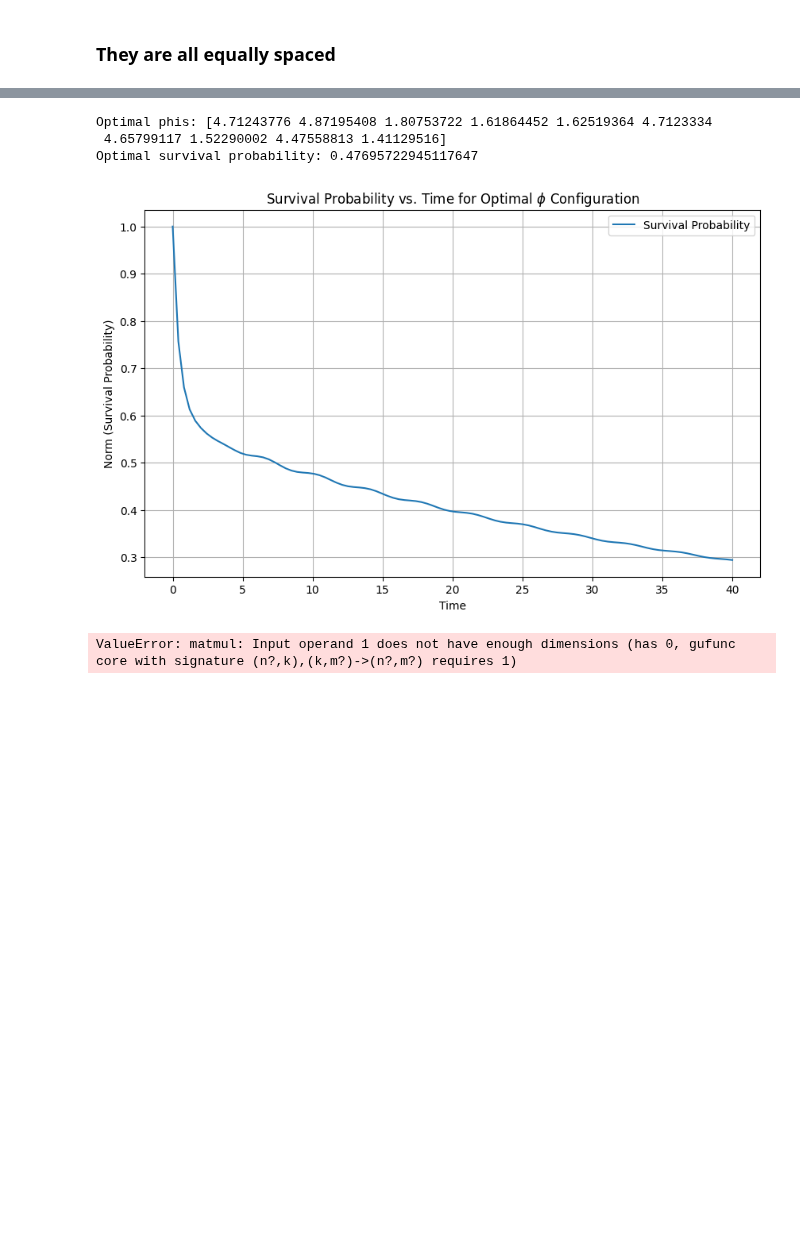
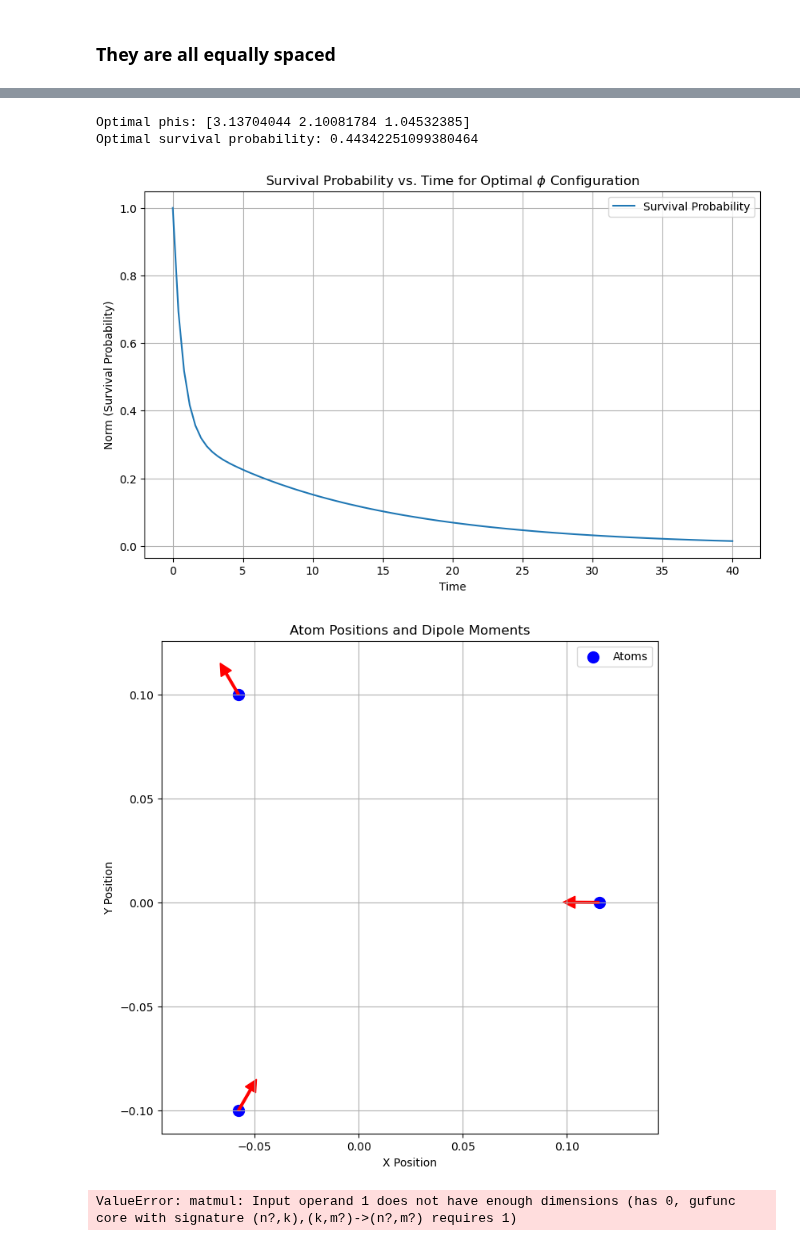
Before and after one commit to LBPhysics/GIT_Code_BA, a Jupyter notebook: Continuation/Qutip/Qutip_N_atoms - Kopie.ipynb, the cells around one changed output, grey strips where cells are left out. Saved outputs shown, nothing was run; the diff lists cells and outputs as text; code cells hidden in the pictures; blank space fills up the shorter version.

```diff
--- a/Continuation/Qutip/Qutip_N_atoms - Kopie.ipynb
+++ b/Continuation/Qutip/Qutip_N_atoms - Kopie.ipynb
@@ -12,7 +12,7 @@ save_path = r'C:\Users\Leopold\OneDrive - UT Cloud\Uni\Semester_8\BA_mit_Git\BA_
 os.makedirs(os.path.dirname(save_path), exist_ok=True)
 # %%
 ########################################                 Define constants                   #############################################
-N = 10
+N = 3
 fixed_lam   = 1
 
 x_0      = 0.2
@@ -314,42 +300,60 @@ def norms_cal(times, distance=fixed_dist, gamma=fixed_gamma, d_a=None, d_b=None,
 def cost_function(phis):
     d_a = [dipole_vector(phi) for phi in phis]
     d_b = d_a  # assuming the dipole vectors for both sets are the same
-    survival_probabilities = norms_cal([10 * fixed_gamma], d_a=d_a, d_b=d_b)
+    survival_probabilities = norms_cal([10 * fixed_gamma], d_a=d_a, d_b=d_b, Psi_0=psi0)
     survival_probability = survival_probabilities[0]
     return -survival_probability
 
 # Define the bounds for each phi value
 bounds = [(0, 2 * np.pi) for _ in range(N)]
 
 # Perform the optimization
 result = differential_evolution(cost_function, bounds)
 optimal_phis = result.x
 optimal_survival_probability = -result.fun
 
 print(f"Optimal phis: {optimal_phis}")
 print(f"Optimal survival probability: {optimal_survival_probability}")
 
 optimal_phis = result.x
 d_a = [dipole_vector(phi) for phi in optimal_phis]
 d_b = d_a  # assuming the dipole vectors for both sets are the same
 
 # Calculate norms over the entire time range
 norms = norms_cal(times, d_a=d_a, d_b=d_b)
 
 # Plot the norms against time
 plt.figure(figsize=(10, 6))
 plt.plot(times, norms, label='Survival Probability')
 plt.xlabel('Time')
 plt.ylabel('Norm (Survival Probability)')
 plt.title('Survival Probability vs. Time for Optimal $\phi$ Configuration')
 plt.legend()
 plt.grid(True)
 plt.show()
+
+# Plot atoms with their dipole moments
+positions = atom_positions(fixed_dist, N)
+max_x = np.max(positions[:, 0])
+scale = 0.1 * max_x
+
+plt.figure(figsize=(8, 8))
+plt.scatter(positions[:, 0], positions[:, 1], color='blue', s=100, label='Atoms')
+for i in range(N):
+    plt.arrow(positions[i, 0], positions[i, 1], d_a[i][0] * scale, d_a[i][1] * scale, head_width=0.5 * scale, head_length=0.5 * scale, fc='red', ec='red')
+
+plt.title('Atom Positions and Dipole Moments')
+plt.xlabel('X Position')
+plt.ylabel('Y Position')
+plt.grid(True)
+plt.legend()
+plt.axis('equal')
+plt.show()
 # %% [output]
-Optimal phis: [4.71243776 4.87195408 1.80753722 1.61864452 1.62519364 4.7123334
- 4.65799117 1.52290002 4.47558813 1.41129516]
-Optimal survival probability: 0.47695722945117647
+Optimal phis: [3.13704044 2.10081784 1.04532385]
+Optimal survival probability: 0.44342251099380464
-[figure, old version]
+[figure, new version]
+[figure, added]
 # %%
 # only plot one dipole rotating
 def norms_cal_1dipole_rotating(times: np.array, distance=fixed_dist, d_hats=np.array([dipole_vector()]), Psi_0=basis(N, 0)):
```
Also changed, not shown: parts of 5 cells of this notebook, 1 other file.
